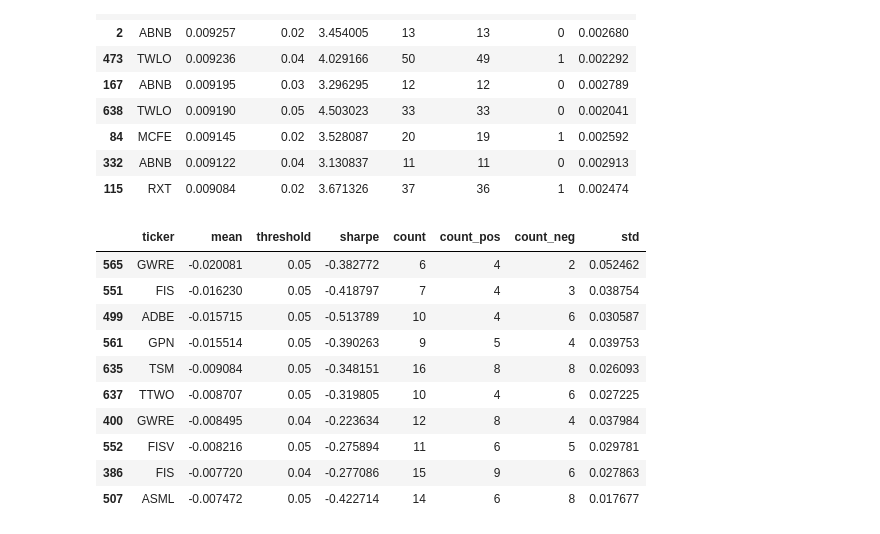
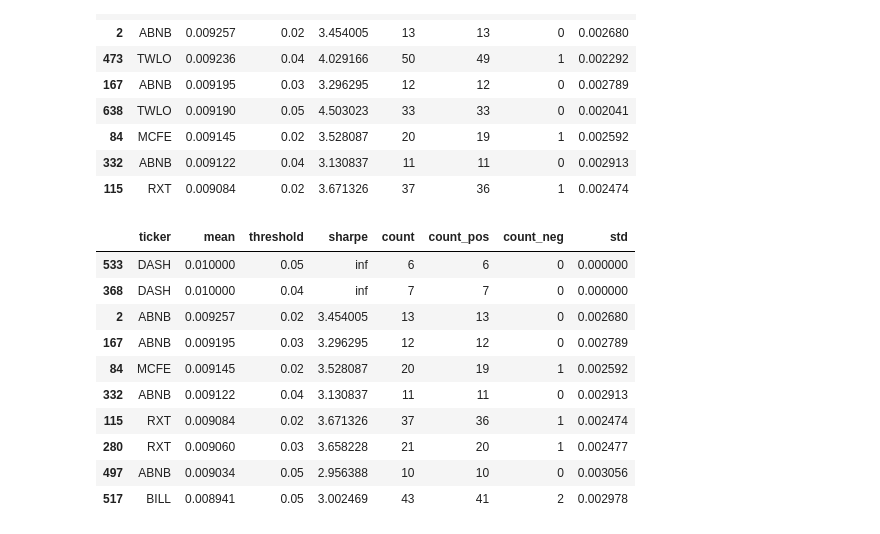
Before and after one commit to yh2n/financial-analysis-v2, a Jupyter notebook: notebooks/close_to_high_analytics.ipynb, the cells around one changed output. Cells and saved outputs as stored; diff of their text form; code cells hidden in the pictures.

```diff
--- a/notebooks/close_to_high_analytics.ipynb
+++ b/notebooks/close_to_high_analytics.ipynb
@@ -168,16 +237,16 @@ last_3y_stats_df.sort_values('mean', ascending=False).head(10)
 | 332 | ABNB | 0.009122 | 0.04 | 3.130837 | 11 | 11 | 0 | 0.002913 |
 | 115 | RXT | 0.009084 | 0.02 | 3.671326 | 37 | 36 | 1 | 0.002474 |
 # %%
-last_3y_stats_df.sort_values('mean', ascending=True).head(10)
+stats_df.sort_values('mean', ascending=False).head(10)
 # %% [output]
 |  | ticker | mean | threshold | sharpe | count | count_pos | count_neg | std |
-| 565 | GWRE | -0.020081 | 0.05 | -0.382772 | 6 | 4 | 2 | 0.052462 |
-| 551 | FIS | -0.016230 | 0.05 | -0.418797 | 7 | 4 | 3 | 0.038754 |
-| 499 | ADBE | -0.015715 | 0.05 | -0.513789 | 10 | 4 | 6 | 0.030587 |
-| 561 | GPN | -0.015514 | 0.05 | -0.390263 | 9 | 5 | 4 | 0.039753 |
-| 635 | TSM | -0.009084 | 0.05 | -0.348151 | 16 | 8 | 8 | 0.026093 |
-| 637 | TTWO | -0.008707 | 0.05 | -0.319805 | 10 | 4 | 6 | 0.027225 |
-| 400 | GWRE | -0.008495 | 0.04 | -0.223634 | 12 | 8 | 4 | 0.037984 |
-| 552 | FISV | -0.008216 | 0.05 | -0.275894 | 11 | 6 | 5 | 0.029781 |
-| 386 | FIS | -0.007720 | 0.04 | -0.277086 | 15 | 9 | 6 | 0.027863 |
-| 507 | ASML | -0.007472 | 0.05 | -0.422714 | 14 | 6 | 8 | 0.017677 |
+| 533 | DASH | 0.010000 | 0.05 | inf | 6 | 6 | 0 | 0.000000 |
+| 368 | DASH | 0.010000 | 0.04 | inf | 7 | 7 | 0 | 0.000000 |
+| 2 | ABNB | 0.009257 | 0.02 | 3.454005 | 13 | 13 | 0 | 0.002680 |
+| 167 | ABNB | 0.009195 | 0.03 | 3.296295 | 12 | 12 | 0 | 0.002789 |
+| 84 | MCFE | 0.009145 | 0.02 | 3.528087 | 20 | 19 | 1 | 0.002592 |
+| 332 | ABNB | 0.009122 | 0.04 | 3.130837 | 11 | 11 | 0 | 0.002913 |
+| 115 | RXT | 0.009084 | 0.02 | 3.671326 | 37 | 36 | 1 | 0.002474 |
+| 280 | RXT | 0.009060 | 0.03 | 3.658228 | 21 | 20 | 1 | 0.002477 |
+| 497 | ABNB | 0.009034 | 0.05 | 2.956388 | 10 | 10 | 0 | 0.003056 |
+| 517 | BILL | 0.008941 | 0.05 | 3.002469 | 43 | 41 | 2 | 0.002978 |
```
Also changed, not shown: parts of 10 cells of this notebook, 1 other file.
